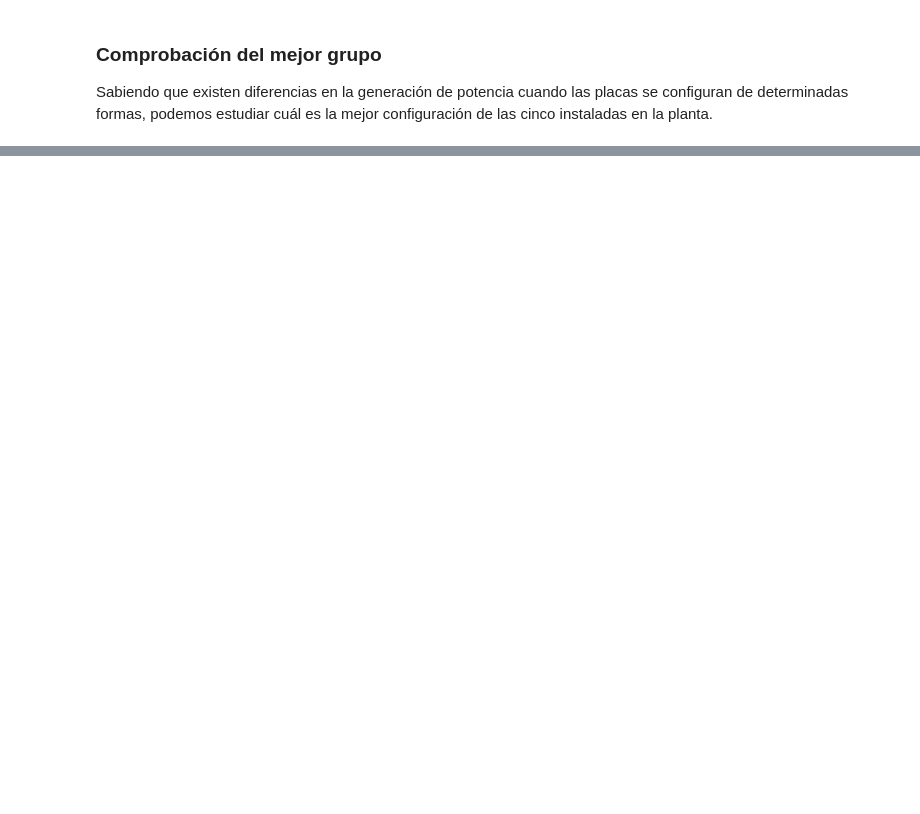
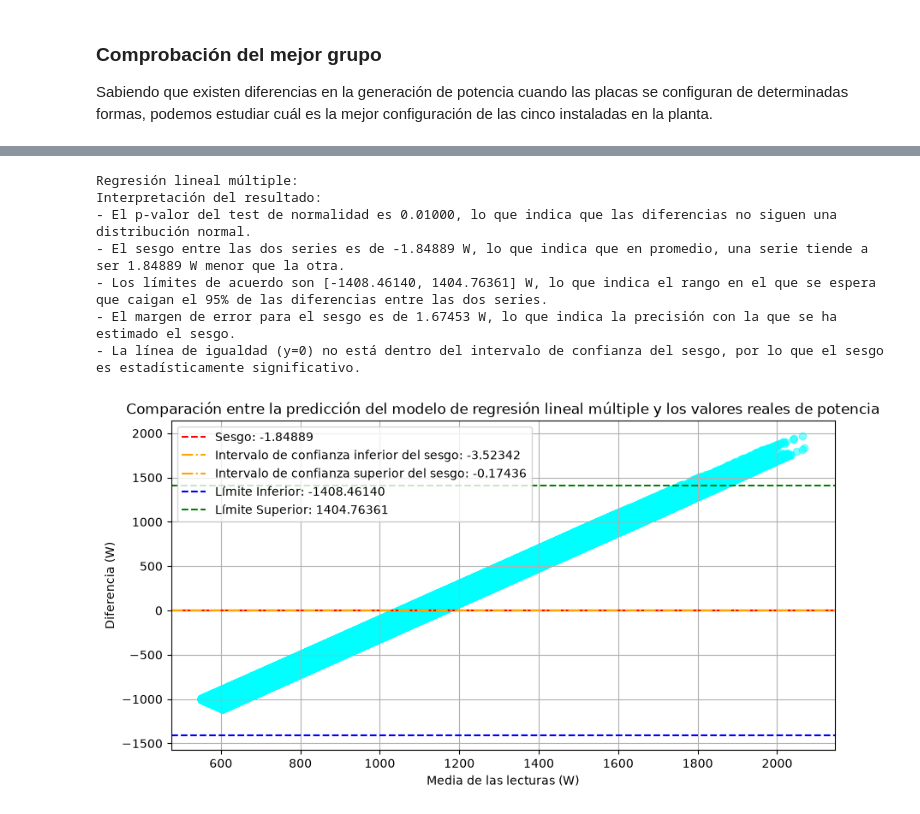
Before and after one commit to jcv00036/extracurriculares_simidat_scripts, a Jupyter notebook: cuadernos/estudio_disposiciones.ipynb, the cells around one changed output, grey strips where cells are left out. Cells and saved outputs as stored; diff of their text form; code cells hidden in the pictures; blank space fills up the shorter version.

Commit message:
Regresión de la potencia

```diff
--- a/cuadernos/estudio_disposiciones.ipynb
+++ b/cuadernos/estudio_disposiciones.ipynb
@@ -38,6 +38,7 @@ R_DATAFRAME = "../datos/out/df_long.csv"            # Ruta del dataframe en csv
 DIR_SALIDA = "../salida/estudio_disposiciones/"     # Directorio de salida de los resultados
 
 SEMILLA = 1905                                      # Semilla para la generación de números aleatorios
+PROPORCION_TEST = 0.3                               # Proporción de datos que se utilizarán para el conjunto de test
 COLUMNA_P = "Pdc"                                   # Nombre de la columna que contiene los valores de potencia
 # %%
 # Funciones muy utilizadas en el cuaderno
@@ -147,0 +177,43 @@ Grupo 5 -270.231099 -234.068717 -231.786677 -210.336802    0.000000
+# %%
+df = dataframe()
+
+# Convierto la columna Datetime a numérico para poder utilizarla en la regresión lineal múltiple
+df["Datetime"] = df["Datetime"].apply(lambda x: x.timestamp())
+
+# Creo una variable por cada grupo para esta prueba
+for i in range(1,6):
+    df[f"G{i}"] = df["Grupo"].apply(lambda x: 1 if x == i else 0)
+
+lista_variables = ["Datetime", "Disp_Izq", "Disp_Cent", "Disp_Der", "Monofacial", "Disp_Vert", "G1", "G2", "G3", "G4", "G5"]
+
+# Creo un conjunto de aprendizaje y test para evitar sobreajuste y falsos positivos
+df_aprendizaje, df_test = ut.crear_conjuntos_aprendizaje_test(df, semilla=SEMILLA, prop_test=PROPORCION_TEST)
+
+X_test = df_test[lista_variables]  # Variables independientes (todas menos la columna de potencia)
+y_test = df_test[COLUMNA_P]        # Variable dependiente (potencia)
+
+X = df_aprendizaje[lista_variables]  # Variables independientes (todas menos la columna de potencia)
+y = df_aprendizaje[COLUMNA_P]        # Variable dependiente (potencia)
+# %%
+# region Regresión lineal múltiple
+print("Regresión lineal múltiple:")
+# Aplico regresion lineal múltiple para predecir la potencia generada a partir de las variables ficticias
+modelo_reg_lin = LinearRegression(n_jobs=-1)  # Utilizo todos los núcleos disponibles para acelerar el cálculo
+modelo_reg_lin.fit(X, y)
+
+df_test["Pred_reg_lin"] = modelo_reg_lin.predict(X_test)
+resultados_ba_reg_lin = est.bland_altman(df_test[COLUMNA_P], df_test["Pred_reg_lin"], df_test)
+est.interpretar_bland_altman(resultados_ba_reg_lin, "W")
+rep.mostrar_bland_altman(resultados_ba_reg_lin, "Comparación entre la predicción del modelo de regresión lineal múltiple y los valores reales de potencia", "W")
+
+fila_reg_lin = rep.fila_diferencia_series("Regresión lineal múltiple", df_test["Pred_reg_lin"], df_test[COLUMNA_P])
+# endregion
+# %% [output]
+Regresión lineal múltiple:
+Interpretación del resultado:
+- El p-valor del test de normalidad es 0.01000, lo que indica que las diferencias no siguen una distribución normal.
+- El sesgo entre las dos series es de -1.84889 W, lo que indica que en promedio, una serie tiende a ser 1.84889 W menor que la otra.
+- Los límites de acuerdo son [-1408.46140, 1404.76361] W, lo que indica el rango en el que se espera que caigan el 95% de las diferencias entre las dos series.
+- El margen de error para el sesgo es de 1.67453 W, lo que indica la precisión con la que se ha estimado el sesgo.
+- La línea de igualdad (y=0) no está dentro del intervalo de confianza del sesgo, por lo que el sesgo es estadísticamente significativo.
+[figure, added]
```
Also changed, not shown: parts of 8 cells of this notebook, 3 other files.
